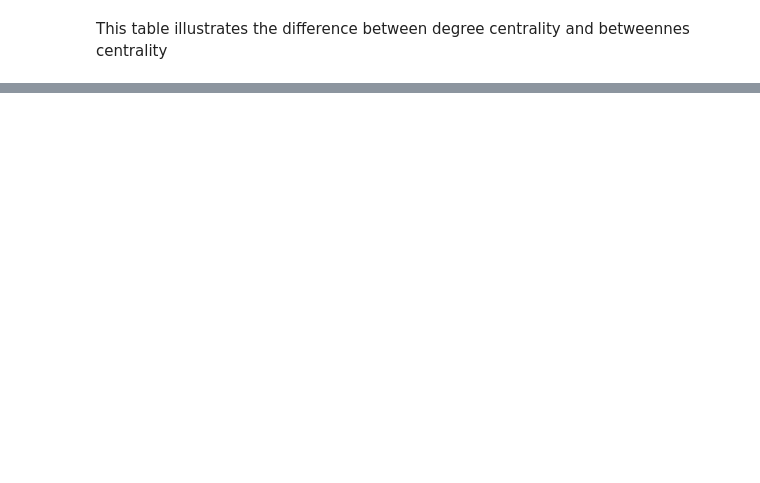
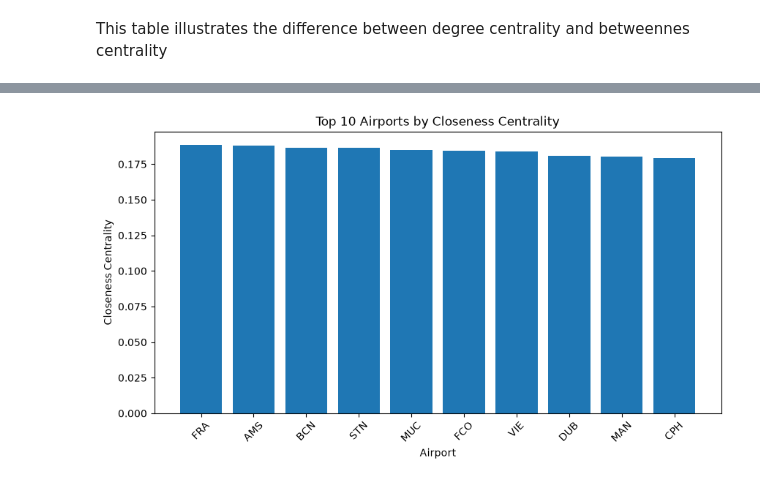
Before and after one commit to onurercen/flightAnalysis, a Jupyter notebook: analysis.ipynb, the cells around one changed output, grey strips where cells are left out. Cells and saved outputs as stored; diff of their text form; code cells hidden in the pictures; blank space fills up the shorter version.

```diff
--- a/analysis.ipynb
+++ b/analysis.ipynb
@@ -521,0 +526,14 @@ This table illustrates the difference between degree centrality and betweennes c
+# %%
+##Closeness
+closeness = nx.closeness_centrality(G)
+# %%
+##dataframe
+closeness_df = pd.DataFrame(
+    closeness.items(),
+    columns=["Airport", "Closeness_Centrality"]
+)
+# %%
+##sorting
+closeness_df = closeness_df.sort_values(
+    by="Closeness_Centrality", ascending=False
+)
@@ -521,0 +555,18 @@ This table illustrates the difference between degree centrality and betweennes c
+# %%
+top10 = closeness_df.head(10)
+
+plt.figure(figsize=(10,5))
+
+plt.bar(
+    top10["Airport"],
+    top10["Closeness_Centrality"]
+)
+
+plt.title("Top 10 Airports by Closeness Centrality")
+plt.xlabel("Airport")
+plt.ylabel("Closeness Centrality")
+plt.xticks(rotation=45)
+
+plt.show()
+# %% [output]
+[figure, added]
```
Also changed, not shown: parts of 31 cells of this notebook, 1 other file.
